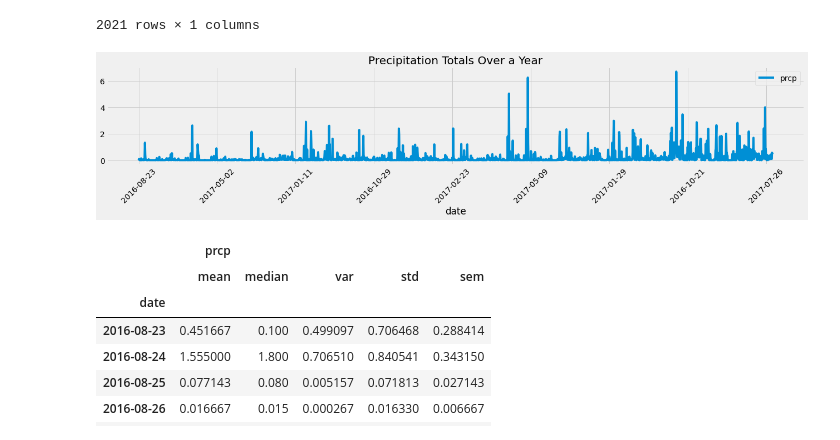
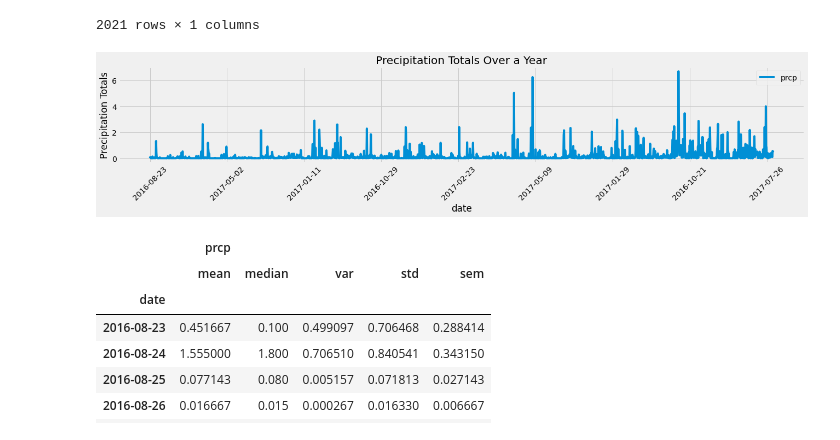
Before and after one commit to richardk6/SQLalchemy-project, a Jupyter notebook: climate_starter.ipynb, the cells around one changed output. Cells and saved outputs as stored; diff of their text form; code cells hidden in the pictures.

```diff
--- a/climate_starter.ipynb
+++ b/climate_starter.ipynb
@@ -99,11 +99,12 @@ df.sort_index()
 # %%
 # Use Pandas Plotting with Matplotlib to plot the data
 df.plot(kind="line", figsize=(20,3))
 plt.title("Precipitation Totals Over a Year")
+plt.ylabel("Precipitation Totals")
 plt.xticks(rotation=45)
 plt.show()
 # %% [output]
-[figure, old version]
+[figure, new version]
 # %%
 # Use Pandas to calcualte the summary statistics for the precipitation data
 summary = df.groupby(["date"]).agg({"prcp":["mean", "median", "var", "std", "sem"]})
```
Also changed, not shown: parts of 8 cells of this notebook.
